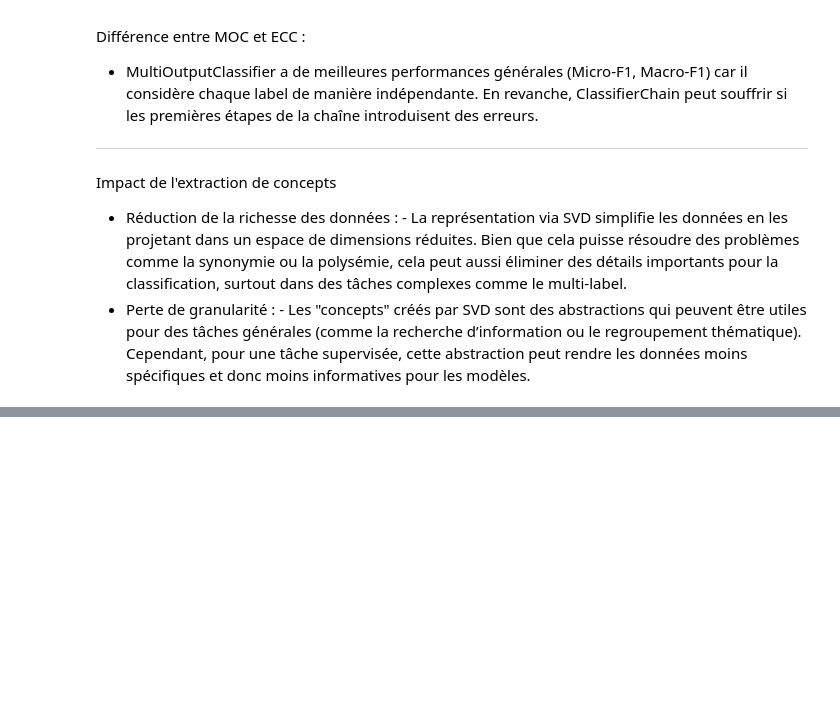
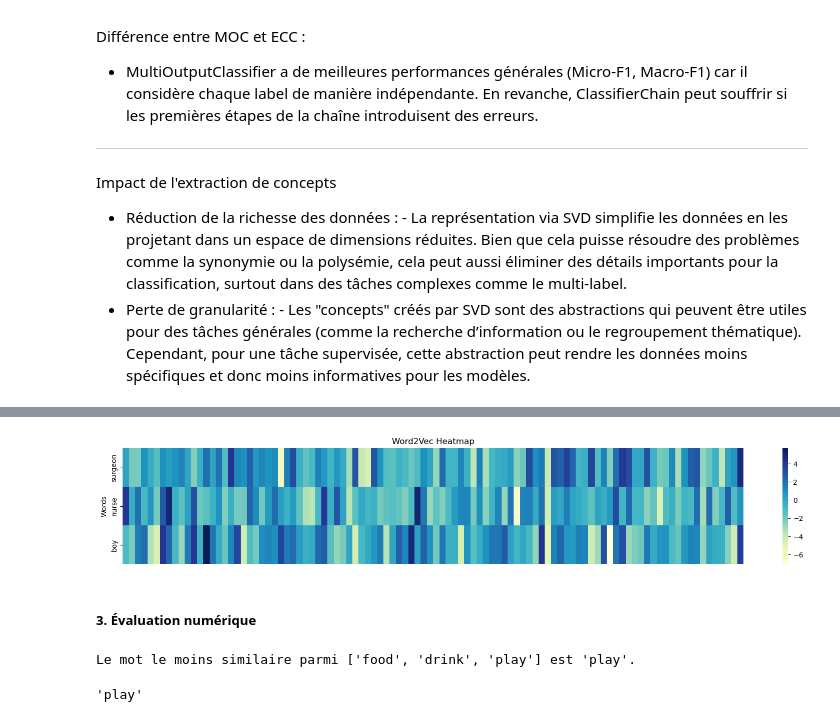
Before and after one commit to jdutel42/TAA, a Jupyter notebook: TP/TP2_MLL_NLP/TAA_TP2.ipynb, the cells around one changed output, grey strips where cells are left out. Drawn from its saved outputs; the diff is of its cells as text; code cells hidden in the pictures; blank space fills up the shorter version.

```diff
--- a/TP/TP2_MLL_NLP/TAA_TP2.ipynb
+++ b/TP/TP2_MLL_NLP/TAA_TP2.ipynb
@@ -207,0 +282,12 @@ Impact de l'extraction de concepts
+# %%
+words = ['surgeon', 'nurse', 'boy']
+taa.plot_W2V_heatmap(model, words=words)
+# %% [output]
+[figure, added]
+# %% [markdown]
+##### 3. Évaluation numérique
+# %%
+taa.less_similar_word(model, ['food','drink','play'])
+# %% [output]
+Le mot le moins similaire parmi ['food', 'drink', 'play'] est 'play'.
+'play'
```
Also changed, not shown: parts of 51 cells of this notebook, 5 other files.
